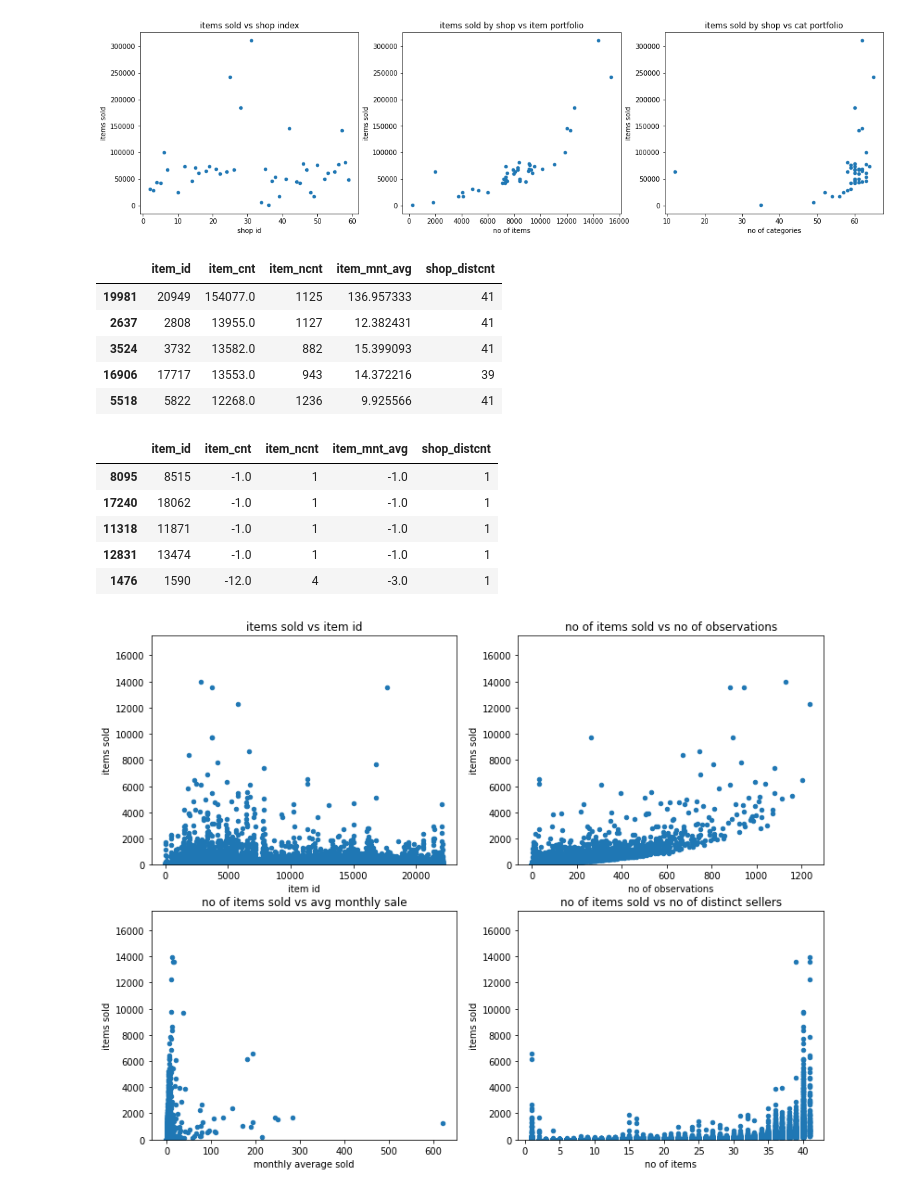
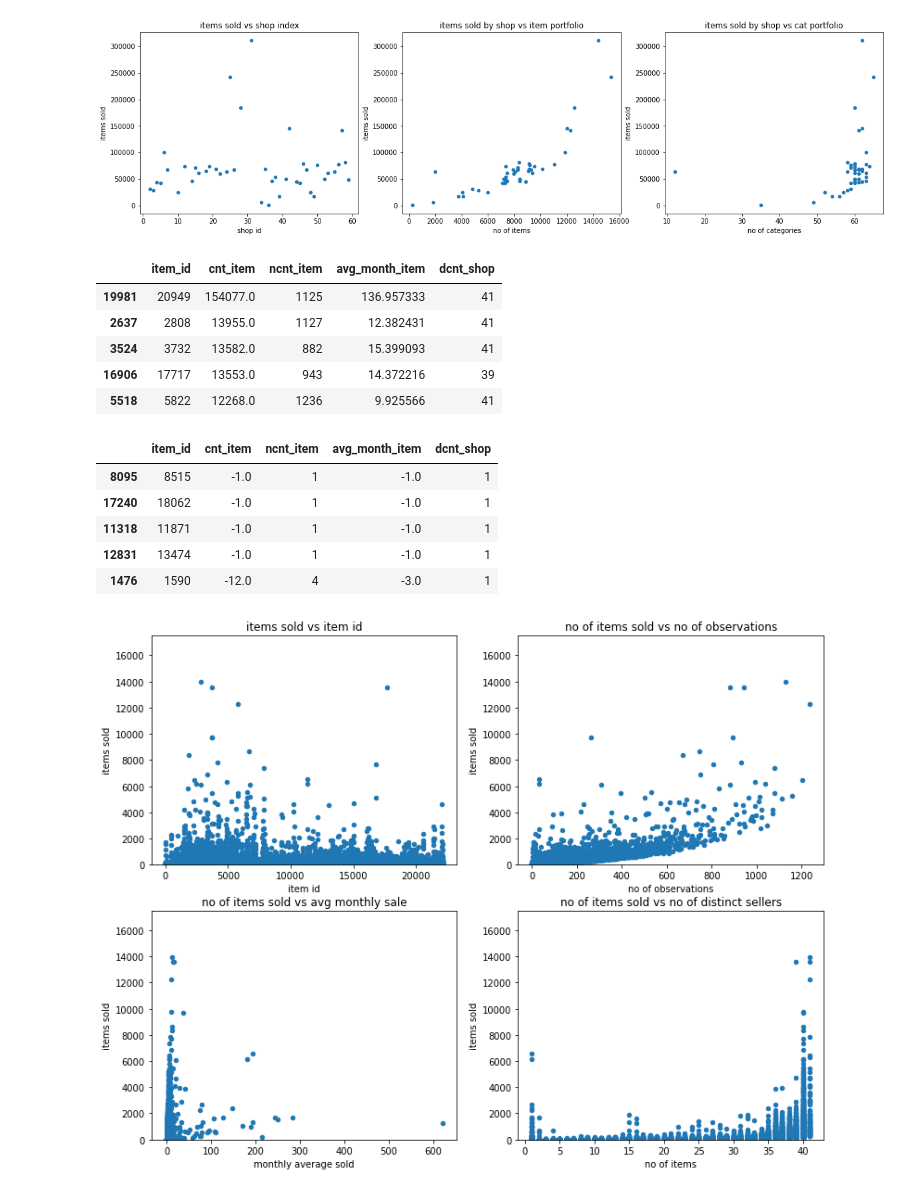
Before and after one commit to fridrichmrtn/hse-advanced-machine-learning, a Jupyter notebook: 02_competitive_data_science/wk06/peda_and_verification.ipynb, the cells around one changed output. Cells and saved outputs as stored; diff of their text form; code cells hidden in the pictures.

```diff
--- a/02_competitive_data_science/wk06/peda_and_verification.ipynb
+++ b/02_competitive_data_science/wk06/peda_and_verification.ipynb
@@ -255,8 +255,8 @@ sales_wide = sales_train.merge(items, left_on="item_id", right_on="item_id").\
 # construct aggregated sales
 agg_sales = sales_wide[sales_wide.shop_id.isin(sales_test.shop_id)].\
     groupby(["year", "month", "shop_id", "item_id", "item_category_id", "city"], as_index=False).agg(
-    avg_block=("date_block_num", np.mean),
-    item_cnt=("item_cnt_day",sum),
+    date_block_num=("date_block_num", np.mean),
+    cnt_item=("item_cnt_day",sum),
     avg_price=("item_price",np.mean),
     min_price=("item_price",np.min),
     max_price=("item_price",np.max),
@@ -326,22 +326,22 @@ axs[2].set_ylabel("items sold");axs[2].set_xlabel("no of categories");
 # %%
 # best and worst products
 agg_products = agg_sales.groupby("item_id", as_index=False).agg(
-    item_cnt=("item_cnt", sum),
-    item_ncnt=("item_cnt","count"),
-    item_mnt_avg=("item_cnt", np.mean),
-    shop_distcnt=("shop_id", pd.Series.nunique)).\
-        sort_values("item_cnt", ascending=False)
+    cnt_item=("cnt_item", sum),
+    ncnt_item=("cnt_item","count"),
+    avg_month_item=("cnt_item", np.mean),
+    dcnt_shop=("shop_id", pd.Series.nunique)).\
+        sort_values("cnt_item", ascending=False)
 
 display(agg_products.head(5))
 display(agg_products.tail(5))
 # %% [output]
-|  | item_id | item_cnt | item_ncnt | item_mnt_avg | shop_distcnt |
+|  | item_id | cnt_item | ncnt_item | avg_month_item | dcnt_shop |
 | 19981 | 20949 | 154077.0 | 1125 | 136.957333 | 41 |
 | 2637 | 2808 | 13955.0 | 1127 | 12.382431 | 41 |
 | 3524 | 3732 | 13582.0 | 882 | 15.399093 | 41 |
 | 16906 | 17717 | 13553.0 | 943 | 14.372216 | 39 |
 | 5518 | 5822 | 12268.0 | 1236 | 9.925566 | 41 |
-|  | item_id | item_cnt | item_ncnt | item_mnt_avg | shop_distcnt |
+|  | item_id | cnt_item | ncnt_item | avg_month_item | dcnt_shop |
 | 8095 | 8515 | -1.0 | 1 | -1.0 | 1 |
 | 17240 | 18062 | -1.0 | 1 | -1.0 | 1 |
 | 11318 | 11871 | -1.0 | 1 | -1.0 | 1 |
```
Also changed, not shown: parts of 18 cells of this notebook, 2 other files.
